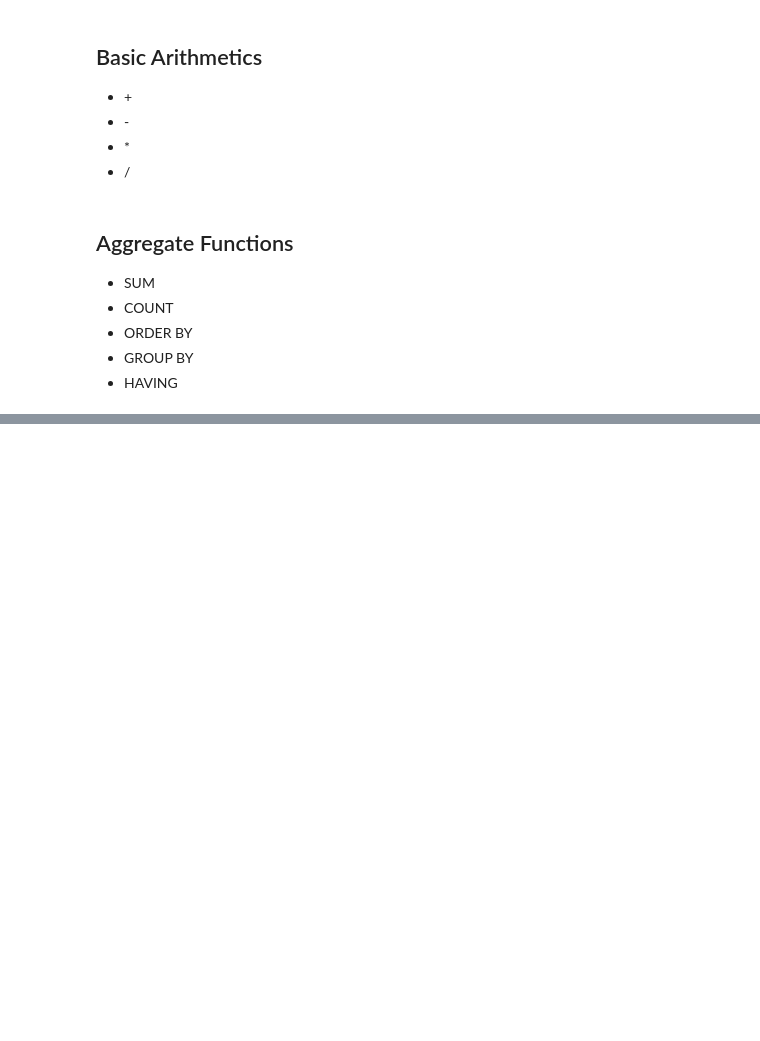
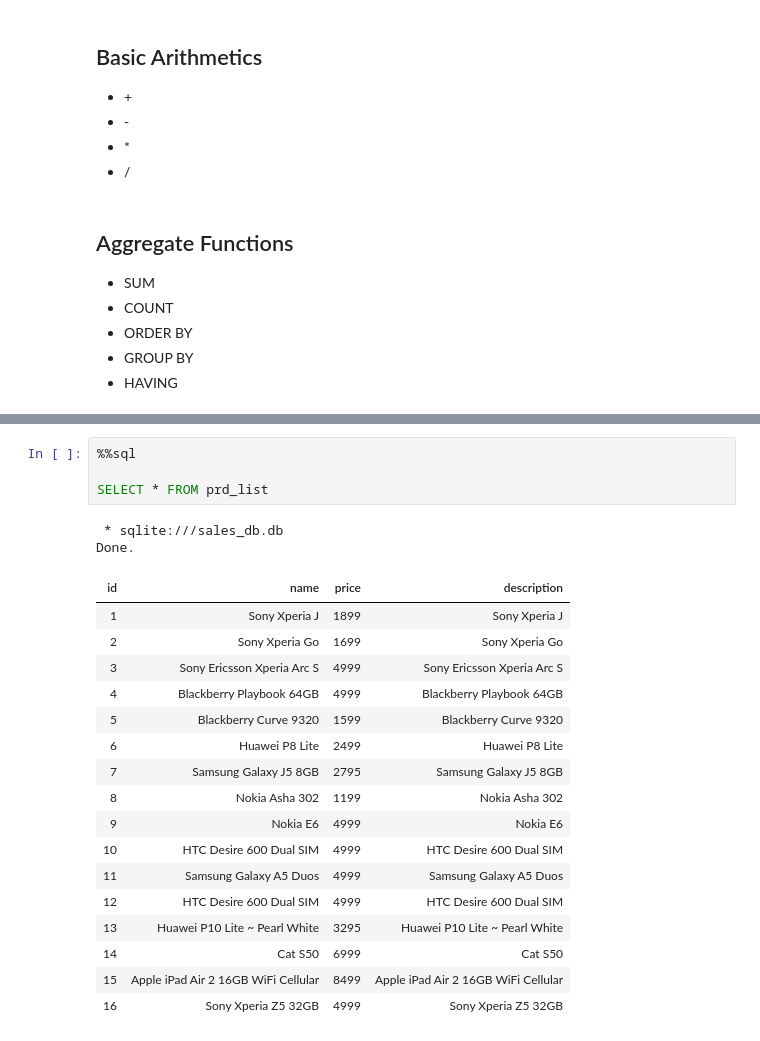
Before and after one commit to YvesMatanga/freemium_datascience, a Jupyter notebook: sql/sql_practice_room.ipynb, the cells around one changed output, grey strips where cells are left out. Drawn from its saved outputs; the diff is of its cells as text; blank space fills up the shorter version.

```diff
--- a/sql/sql_practice_room.ipynb
+++ b/sql/sql_practice_room.ipynb
@@ -45,0 +120,24 @@ sqlite:///sales_db.db
+# %%
+%%sql
+
+SELECT * FROM prd_list
+# %% [output]
+ * sqlite:///sales_db.db
+Done.
+| id | name | price | description |
+| 1 | Sony Xperia J | 1899 | Sony Xperia J |
+| 2 | Sony Xperia Go | 1699 | Sony Xperia Go |
+| 3 | Sony Ericsson Xperia Arc S | 4999 | Sony Ericsson Xperia Arc S |
+| 4 | Blackberry Playbook 64GB | 4999 | Blackberry Playbook 64GB |
+| 5 | Blackberry Curve 9320 | 1599 | Blackberry Curve 9320 |
+| 6 | Huawei P8 Lite | 2499 | Huawei P8 Lite |
+| 7 | Samsung Galaxy J5 8GB | 2795 | Samsung Galaxy J5 8GB |
+| 8 | Nokia Asha 302 | 1199 | Nokia Asha 302 |
+| 9 | Nokia E6 | 4999 | Nokia E6 |
+| 10 | HTC Desire 600 Dual SIM | 4999 | HTC Desire 600 Dual SIM |
+| 11 | Samsung Galaxy A5 Duos | 4999 | Samsung Galaxy A5 Duos |
+| 12 | HTC Desire 600 Dual SIM | 4999 | HTC Desire 600 Dual SIM |
+| 13 | Huawei P10 Lite ~ Pearl White | 3295 | Huawei P10 Lite ~ Pearl White |
+| 14 | Cat S50 | 6999 | Cat S50 |
+| 15 | Apple iPad Air 2 16GB WiFi Cellular | 8499 | Apple iPad Air 2 16GB WiFi Cellular |
+| 16 | Sony Xperia Z5 32GB | 4999 | Sony Xperia Z5 32GB |
```
Also changed, not shown: parts of 9 cells of this notebook.
